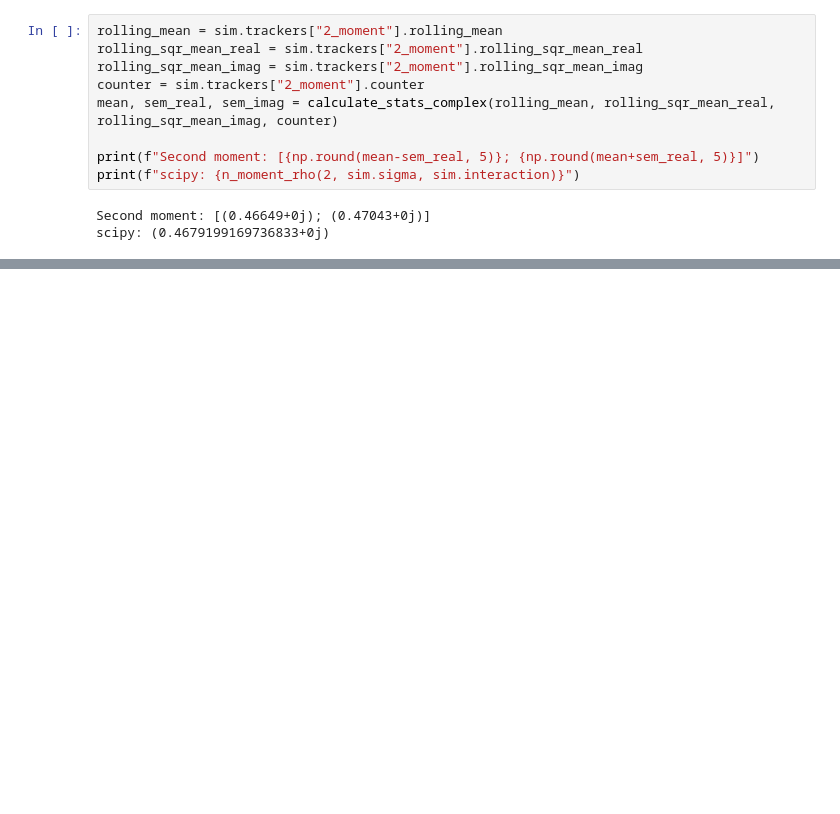
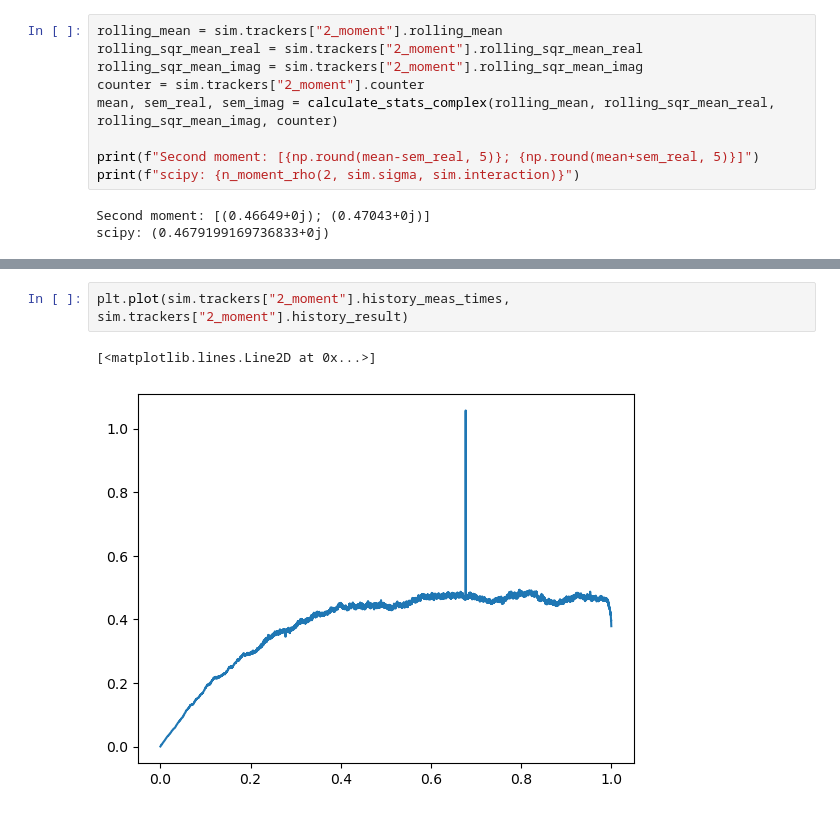
Before and after one commit to FabianHelmberger/Master_project, a Jupyter notebook: how_to/code_explained.ipynb, the cells around one changed output, grey strips where cells are left out. Cells and saved outputs as stored; diff of their text form; blank space fills up the shorter version.

```diff
--- a/how_to/code_explained.ipynb
+++ b/how_to/code_explained.ipynb
@@ -245,0 +322,5 @@ scipy: (0.4679199169736833+0j)
+# %%
+plt.plot(sim.trackers["2_moment"].history_meas_times, sim.trackers["2_moment"].history_result)
+# %% [output]
+[<matplotlib.lines.Line2D at 0x...>]
+[figure, added]
```
Also changed, not shown: parts of 26 cells of this notebook, 2 other files.
